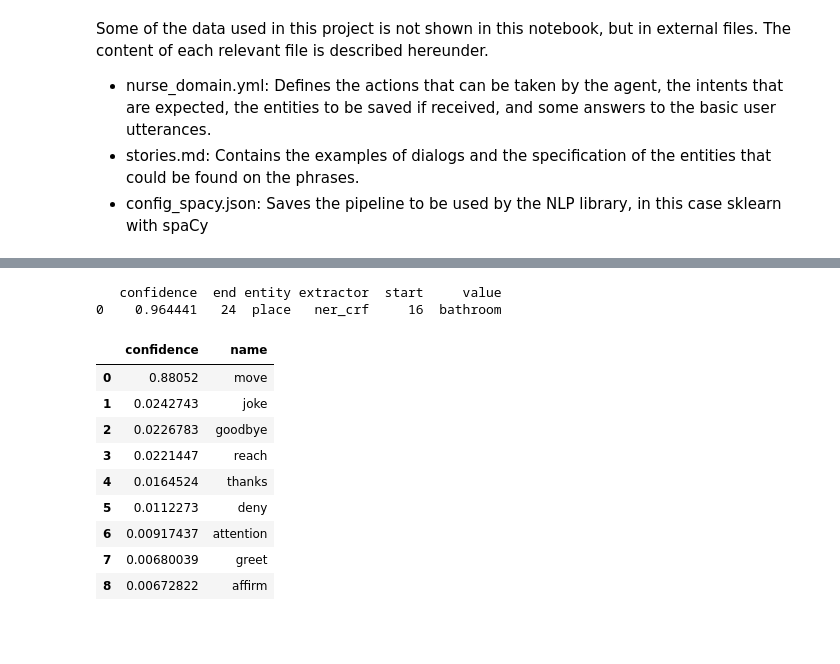
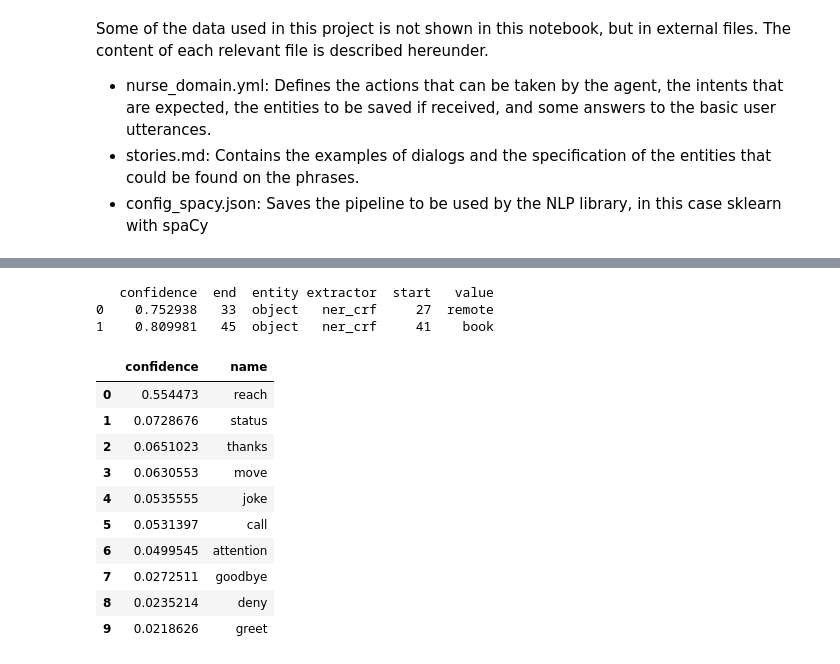
Before and after one commit to ArciAndres/NurseRobot, a Jupyter notebook: nursebot_dialog.ipynb, the cells around one changed output, grey strips where cells are left out. Saved outputs shown, nothing was run; the diff lists cells and outputs as text; code cells hidden in the pictures; blank space fills up the shorter version.

Commit message:
Adding call and status intents

```diff
--- a/nursebot_dialog.ipynb
+++ b/nursebot_dialog.ipynb
@@ -37,12 +33,13 @@ import urllib.request
 from urllib.request import urlopen
 from playsound import playsound
 import uuid
-
+import speech_recognition as sr
 import os
-
 import spacy
-
+from spacy import displacy
 import warnings
 warnings.simplefilter('ignore', ruamel.yaml.error.UnsafeLoaderWarning)
 warnings.filterwarnings("ignore",category=DeprecationWarning)
 os.environ['TF_CPP_MIN_LOG_LEVEL'] = '2' #To ignore Tensorflow AVX AVX2 bonary warning
+
+nlp = spacy.load('en')
@@ -161,7 +124,12 @@ interpreter.parse(u"Pass the remote") # Parsed phrase
  'text': 'Pass the remote'}
 # %%
-# Interpretate a sentence
-pp = interpreter.parse(u"Nurse, pass the remote and my book, please") # Parsed phrase
-# Print entities present in the sentence
-print(pd.DataFrame(pp['entities']))
-pd.DataFrame(pp['intent_ranking']).style.apply(lambda x: ['background: lightgreen' if x.name == 0 else '' for i in x],axis=1)
+# Interpret a sentence
+def parsetxt(sent, deptree = False):
+    pp = interpreter.parse(sent) # Parsed phrase
+    # Print entities present in the sentence
+    print(pd.DataFrame(pp['entities']))
+    df = pd.DataFrame(pp['intent_ranking']).style.apply(lambda x: ['background: lightgreen' if x.name == 0 else '' for i in x],axis=1)
+    if(deptree):
+        doc = nlp(sent)
+        displacy.render(doc, style='dep', jupyter=True, options={'distance':90})
+    return df
@@ -201,19 +136,19 @@ pd.DataFrame(pp['intent_ranking']).style.apply(lambda x: ['background: lightgree
-# %%
-# Interpretate a sentence
-pp = interpreter.parse(u"Let's go to the bathroom") # Parsed phrase
-# Print entities present in the sentence
-print(pd.DataFrame(pp['entities']))
-pd.DataFrame(pp['intent_ranking']).style.apply(lambda x: ['background: lightgreen' if x.name == 0 else '' for i in x],axis=1)
-# %% [output]
-   confidence  end entity extractor  start     value
-0    0.964441   24  place   ner_crf     16  bathroom
-|  | confidence | name |
-| 0 | 0.88052 | move |
-| 1 | 0.0242743 | joke |
-| 2 | 0.0226783 | goodbye |
-| 3 | 0.0221447 | reach |
-| 4 | 0.0164524 | thanks |
-| 5 | 0.0112273 | deny |
-| 6 | 0.00917437 | attention |
-| 7 | 0.00680039 | greet |
-| 8 | 0.00672822 | affirm |
+# %%
+# Interpret a sentence
+sent1 = u"Nurse, can you pass me the remote and my book, please"
+parsetxt(sent1)
+# %% [output]
+   confidence  end  entity extractor  start   value
+0    0.752938   33  object   ner_crf     27  remote
+1    0.809981   45  object   ner_crf     41    book
+|  | confidence | name |
+| 0 | 0.554473 | reach |
+| 1 | 0.0728676 | status |
+| 2 | 0.0651023 | thanks |
+| 3 | 0.0630553 | move |
+| 4 | 0.0535555 | joke |
+| 5 | 0.0531397 | call |
+| 6 | 0.0499545 | attention |
+| 7 | 0.0272511 | goodbye |
+| 8 | 0.0235214 | deny |
+| 9 | 0.0218626 | greet |
```
Also changed, not shown: parts of 21 cells of this notebook, 18 other files.
